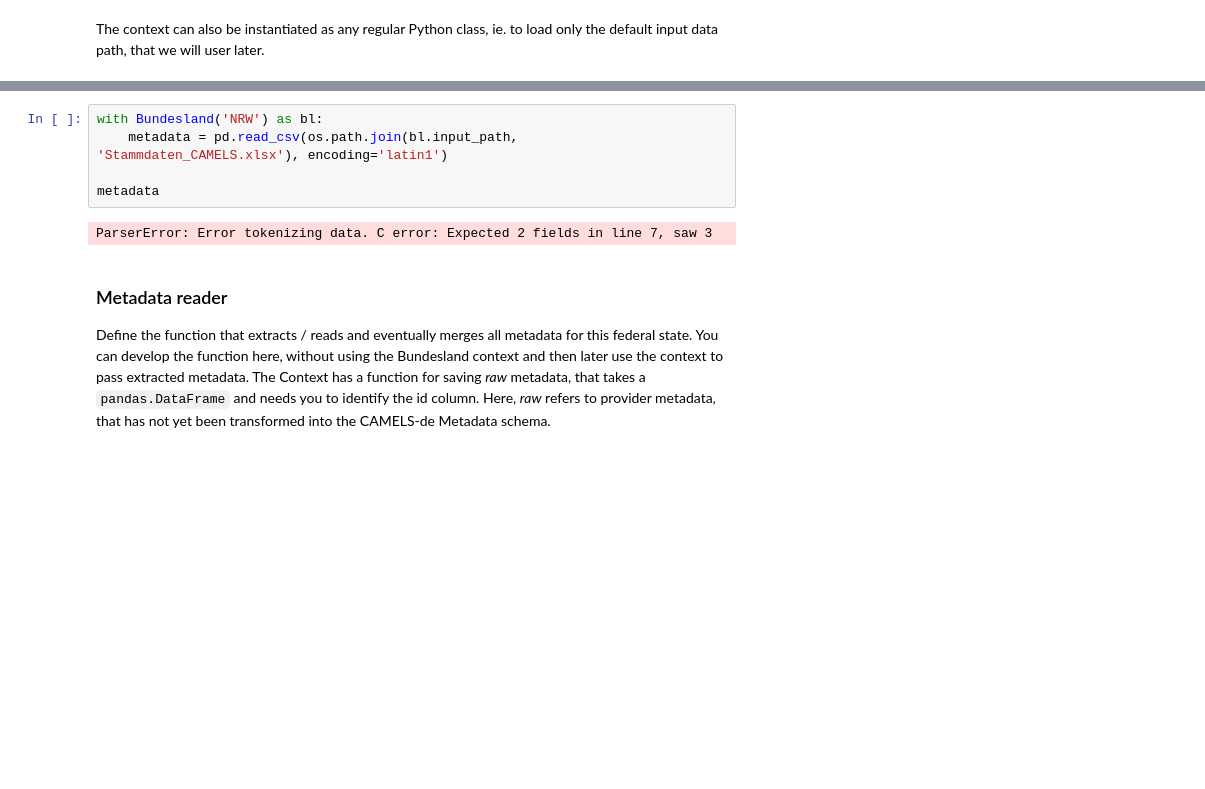
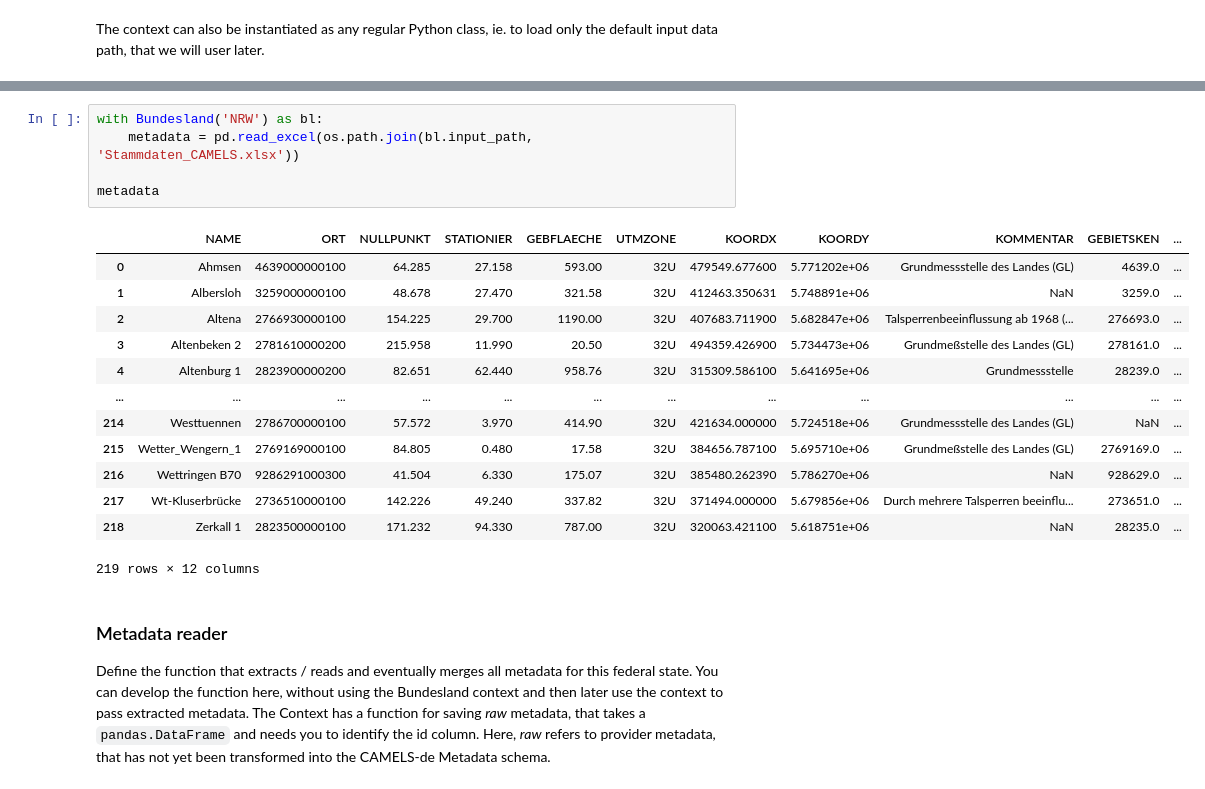
Before and after one commit to CAMELS-DE/camelsp, a Jupyter notebook: scripts/preprocess_dea.ipynb, the cells around one changed output, grey strips where cells are left out. Saved outputs shown, nothing was run; the diff lists cells and outputs as text; blank space fills up the shorter version.

```diff
--- a/scripts/preprocess_dea.ipynb
+++ b/scripts/preprocess_dea.ipynb
@@ -35,10 +49,22 @@ BASE
 # %%
 with Bundesland('NRW') as bl:
-    metadata = pd.read_csv(os.path.join(bl.input_path, 'Stammdaten_CAMELS.xlsx'), encoding='latin1')
+    metadata = pd.read_excel(os.path.join(bl.input_path, 'Stammdaten_CAMELS.xlsx'))
 
 metadata
 # %% [output]
+|  | NAME | ORT | NULLPUNKT | STATIONIER | GEBFLAECHE | UTMZONE | KOORDX | KOORDY | KOMMENTAR | GEBIETSKEN | ... |
+| 0 | Ahmsen | 4639000000100 | 64.285 | 27.158 | 593.00 | 32U | 479549.677600 | 5.771202e+06 | Grundmessstelle des Landes (GL) | 4639.0 | ... |
+| 1 | Albersloh | 3259000000100 | 48.678 | 27.470 | 321.58 | 32U | 412463.350631 | 5.748891e+06 | NaN | 3259.0 | ... |
+| 2 | Altena | 2766930000100 | 154.225 | 29.700 | 1190.00 | 32U | 407683.711900 | 5.682847e+06 | Talsperrenbeeinflussung ab 1968 (... | 276693.0 | ... |
+| 3 | Altenbeken 2 | 2781610000200 | 215.958 | 11.990 | 20.50 | 32U | 494359.426900 | 5.734473e+06 | Grundmeßstelle des Landes (GL) | 278161.0 | ... |
+| 4 | Altenburg 1 | 2823900000200 | 82.651 | 62.440 | 958.76 | 32U | 315309.586100 | 5.641695e+06 | Grundmessstelle | 28239.0 | ... |
+| ... | ... | ... | ... | ... | ... | ... | ... | ... | ... | ... | ... |
+| 214 | Westtuennen | 2786700000100 | 57.572 | 3.970 | 414.90 | 32U | 421634.000000 | 5.724518e+06 | Grundmessstelle des Landes (GL) | NaN | ... |
+| 215 | Wetter_Wengern_1 | 2769169000100 | 84.805 | 0.480 | 17.58 | 32U | 384656.787100 | 5.695710e+06 | Grundmeßstelle des Landes (GL) | 2769169.0 | ... |
+| 216 | Wettringen B70 | 9286291000300 | 41.504 | 6.330 | 175.07 | 32U | 385480.262390 | 5.786270e+06 | NaN | 928629.0 | ... |
+| 217 | Wt-Kluserbrücke | 2736510000100 | 142.226 | 49.240 | 337.82 | 32U | 371494.000000 | 5.679856e+06 | Durch mehrere Talsperren beeinflu... | 273651.0 | ... |
+| 218 | Zerkall 1 | 2823500000100 | 171.232 | 94.330 | 787.00 | 32U | 320063.421100 | 5.618751e+06 | NaN | 28235.0 | ... |
-ParserError: Error tokenizing data. C error: Expected 2 fields in line 7, saw 3
+219 rows × 12 columns
 # %% [markdown]
 ### Metadata reader
 
```
Also changed, not shown: parts of 7 cells of this notebook, 1 other file.
